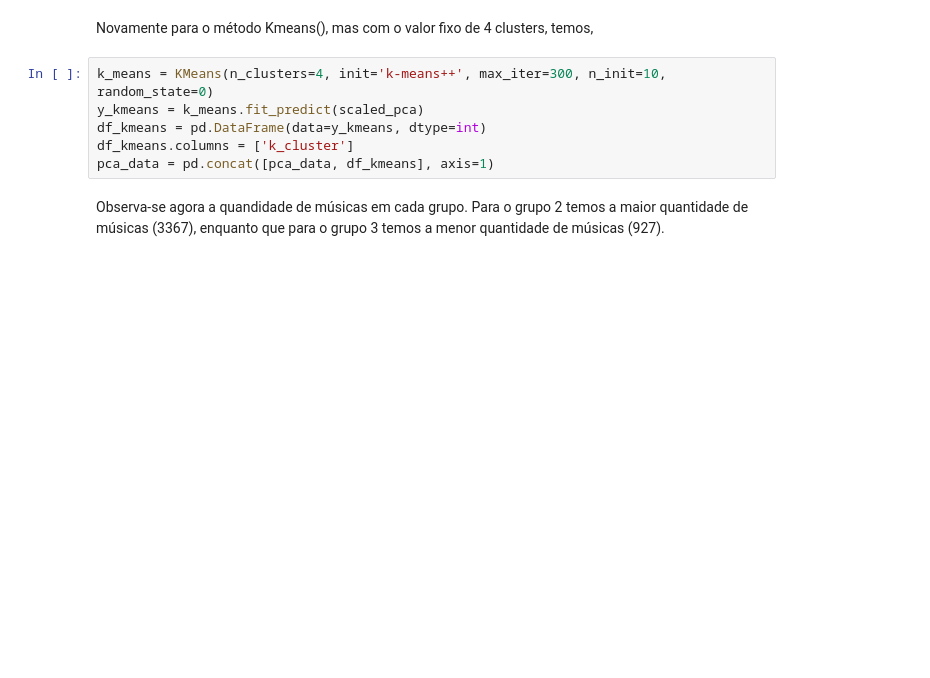
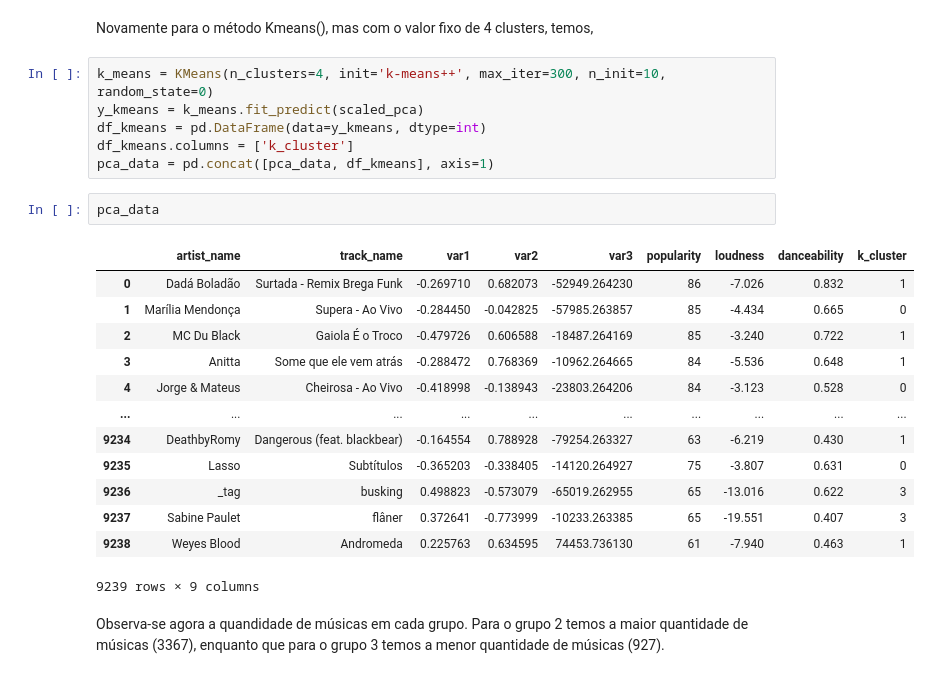
Before and after one commit to guimaraaes/data-science, a Jupyter notebook: kmeans_spotify_data_with_audio_features.ipynb, the cells around one changed output. Saved outputs shown, nothing was run; the diff lists cells and outputs as text; blank space fills up the shorter version.

```diff
--- a/kmeans_spotify_data_with_audio_features.ipynb
+++ b/kmeans_spotify_data_with_audio_features.ipynb
@@ -419,6 +420,22 @@ y_kmeans = k_means.fit_predict(scaled_pca)
 df_kmeans = pd.DataFrame(data=y_kmeans, dtype=int)
 df_kmeans.columns = ['k_cluster']
 pca_data = pd.concat([pca_data, df_kmeans], axis=1)
+# %%
+pca_data
+# %% [output]
+|  | artist_name | track_name | var1 | var2 | var3 | popularity | loudness | danceability | k_cluster |
+| 0 | Dadá Boladão | Surtada - Remix Brega Funk | -0.269710 | 0.682073 | -52949.264230 | 86 | -7.026 | 0.832 | 1 |
+| 1 | Marília Mendonça | Supera - Ao Vivo | -0.284450 | -0.042825 | -57985.263857 | 85 | -4.434 | 0.665 | 0 |
+| 2 | MC Du Black | Gaiola É o Troco | -0.479726 | 0.606588 | -18487.264169 | 85 | -3.240 | 0.722 | 1 |
+| 3 | Anitta | Some que ele vem atrás | -0.288472 | 0.768369 | -10962.264665 | 84 | -5.536 | 0.648 | 1 |
+| 4 | Jorge & Mateus | Cheirosa - Ao Vivo | -0.418998 | -0.138943 | -23803.264206 | 84 | -3.123 | 0.528 | 0 |
+| ... | ... | ... | ... | ... | ... | ... | ... | ... | ... |
+| 9234 | DeathbyRomy | Dangerous (feat. blackbear) | -0.164554 | 0.788928 | -79254.263327 | 63 | -6.219 | 0.430 | 1 |
+| 9235 | Lasso | Subtítulos | -0.365203 | -0.338405 | -14120.264927 | 75 | -3.807 | 0.631 | 0 |
+| 9236 | _tag | busking | 0.498823 | -0.573079 | -65019.262955 | 65 | -13.016 | 0.622 | 3 |
+| 9237 | Sabine Paulet | flâner | 0.372641 | -0.773999 | -10233.263385 | 65 | -19.551 | 0.407 | 3 |
+| 9238 | Weyes Blood | Andromeda | 0.225763 | 0.634595 | 74453.736130 | 61 | -7.940 | 0.463 | 1 |
+9239 rows × 9 columns
 # %% [markdown]
 Observa-se agora a quandidade de músicas em cada grupo. Para o grupo 2 temos a maior quantidade de músicas (3367), enquanto que para o grupo 3 temos a menor quantidade de músicas (927).
 # %%
```
Also changed, not shown: parts of 14 cells of this notebook.
